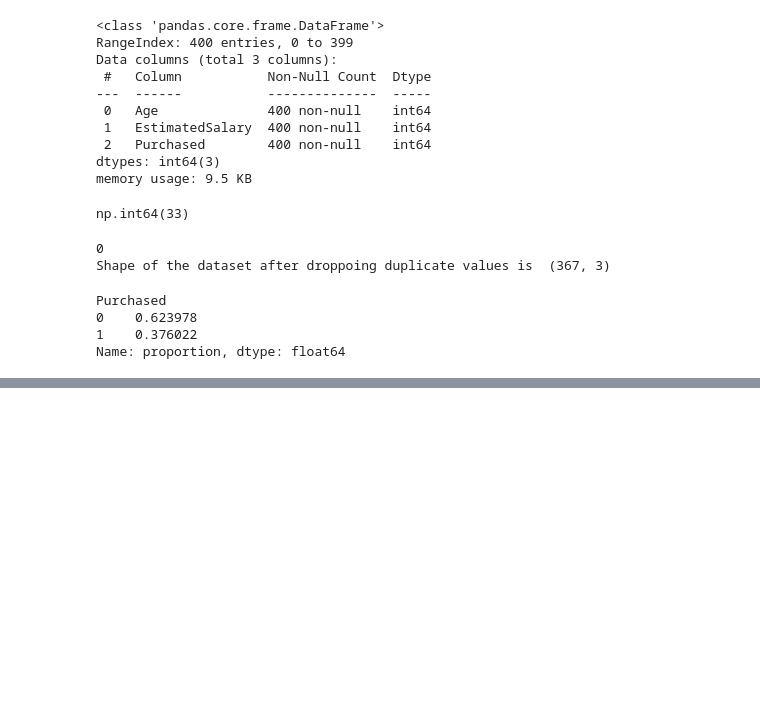
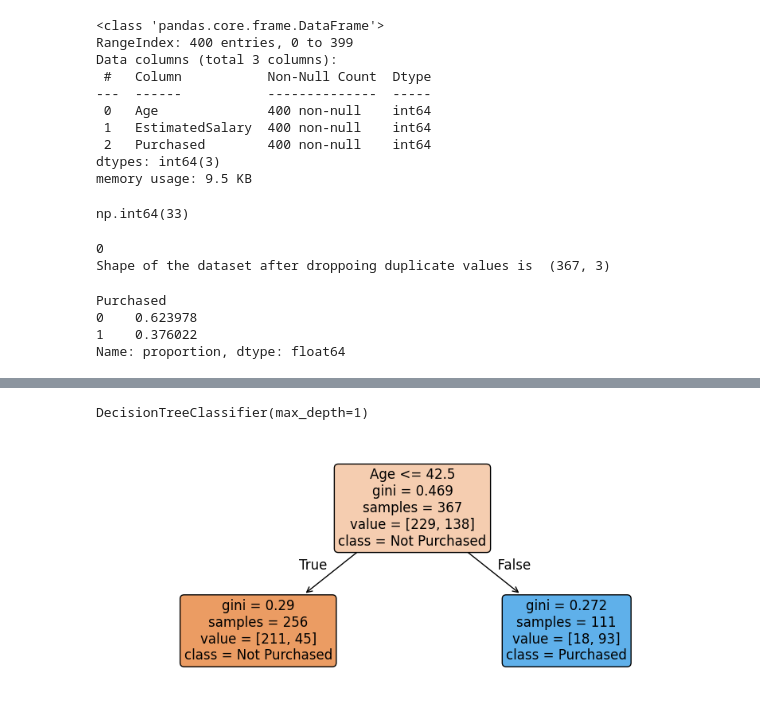
Before and after one commit to mdtahmedulhassan/AdaBoost-From-Scratch-On-Social-Network-Ads-Dataset, a Jupyter notebook: Adaboost_From_Sratch.ipynb, the cells around one changed output, grey strips where cells are left out. Cells and saved outputs as stored; diff of their text form; code cells hidden in the pictures; blank space fills up the shorter version.

Commit message:
Added upto 2nd decision tree

```diff
--- a/Adaboost_From_Sratch.ipynb
+++ b/Adaboost_From_Sratch.ipynb
@@ -70,0 +81,16 @@ plt.show()
+# %%
+dt1 = DecisionTreeClassifier(max_depth=1)
+# %%
+x= df.iloc[:,0:2].values
+y= df.iloc[:,2].values
+# %%
+dt1.fit(x,y)
+# %% [output]
+DecisionTreeClassifier(max_depth=1)
+# %%
+
+plt.figure(figsize=(10, 4))
+plot_tree(dt1, feature_names=['Age', 'EstimatedSalary'], class_names=['Not Purchased', 'Purchased'], filled=True, rounded=True, fontsize=12)
+plt.show()
+# %% [output]
+[figure, added]
```
Also changed, not shown: parts of 12 cells of this notebook.
